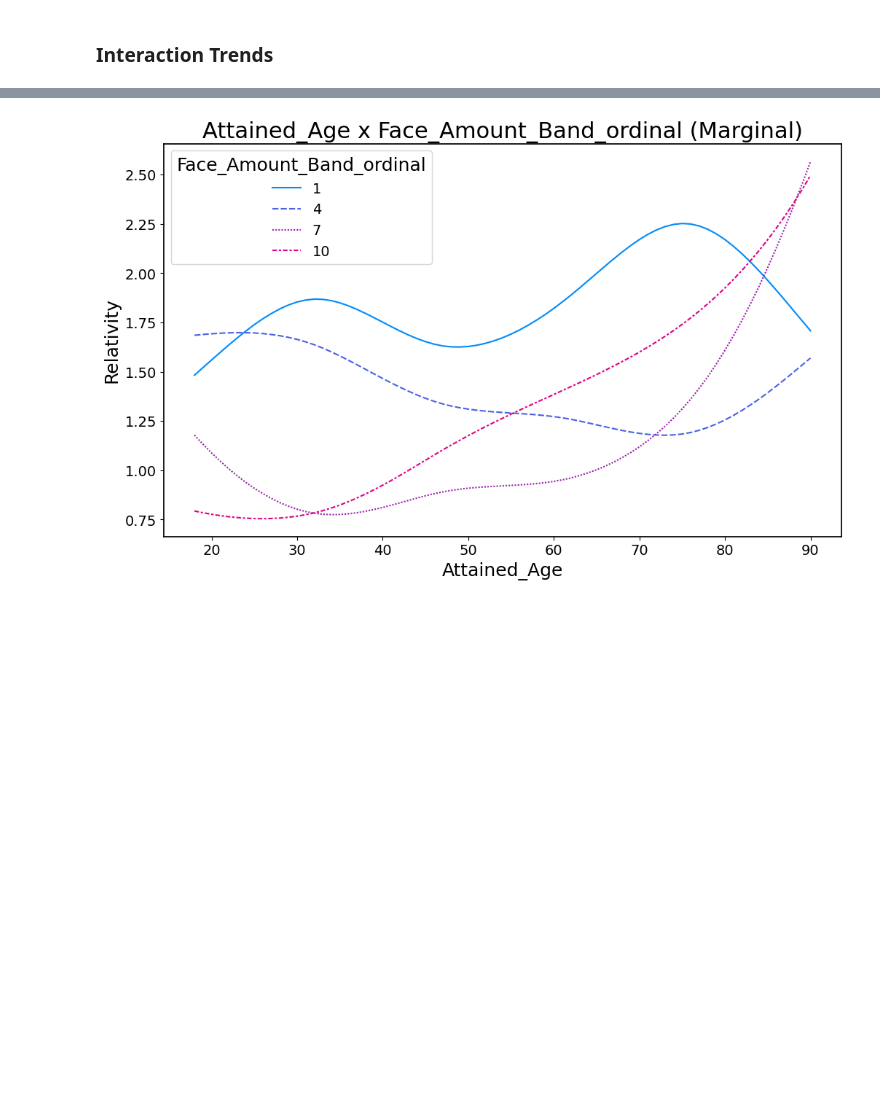
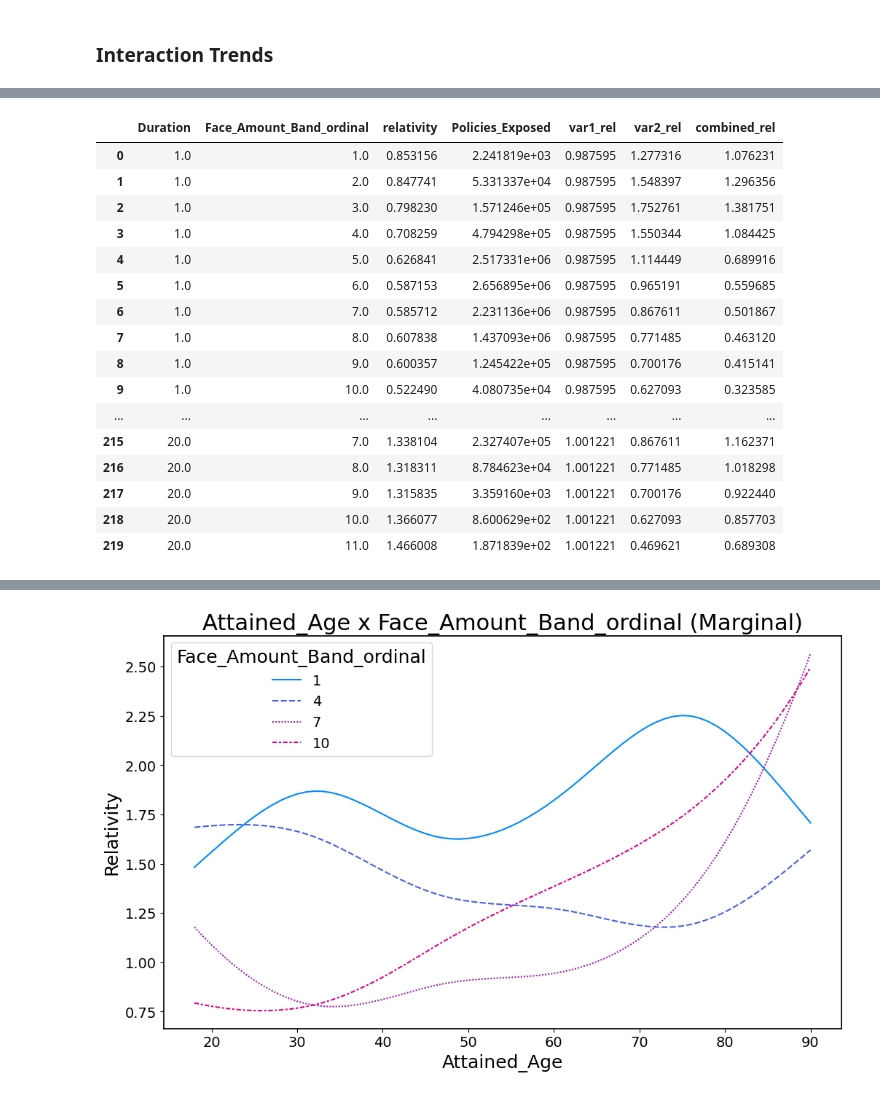
Before and after one commit to ckjackytam/ifoa-ds-health-care-wp, a Jupyter notebook: Python/big-pitch/04 - Final Model with Interaction.ipynb, the cells around one changed output, grey strips where cells are left out. Saved outputs shown, nothing was run; the diff lists cells and outputs as text; code cells hidden in the pictures; blank space fills up the shorter version.

```diff
--- a/Python/big-pitch/04 - Final Model with Interaction.ipynb
+++ b/Python/big-pitch/04 - Final Model with Interaction.ipynb
@@ -1487,0 +1432,48 @@ for k in interaction_df["interaction2"]:
+# %%
+############################################################################
+############################################################################
+
+face_amt_map = {
+    1: 1,
+    2: 1,
+    3: 1,
+    4: 1,
+    5: 2,
+    6: 3,
+    7: 4,
+    8: 5,
+    9: 5,
+    10: 5,
+    11: 5,
+}
+
+agg_to_band_map = {
+    1: "B$elow 100k",
+    2: "$100k to $250k",
+    3: "$250k to $500k",
+    4: "$500k to $1m",
+    5: "$1m+",
+}
+
+############################################################################
+############################################################################
+
+duration_face_amt_table = inter_rel_dict2["Duration x Face_Amount_Band_ordinal"].copy()
+# %% [output]
+|  | Duration | Face_Amount_Band_ordinal | relativity | Policies_Exposed | var1_rel | var2_rel | combined_rel |
+| 0 | 1.0 | 1.0 | 0.853156 | 2.241819e+03 | 0.987595 | 1.277316 | 1.076231 |
+| 1 | 1.0 | 2.0 | 0.847741 | 5.331337e+04 | 0.987595 | 1.548397 | 1.296356 |
+| 2 | 1.0 | 3.0 | 0.798230 | 1.571246e+05 | 0.987595 | 1.752761 | 1.381751 |
+| 3 | 1.0 | 4.0 | 0.708259 | 4.794298e+05 | 0.987595 | 1.550344 | 1.084425 |
+| 4 | 1.0 | 5.0 | 0.626841 | 2.517331e+06 | 0.987595 | 1.114449 | 0.689916 |
+| 5 | 1.0 | 6.0 | 0.587153 | 2.656895e+06 | 0.987595 | 0.965191 | 0.559685 |
+| 6 | 1.0 | 7.0 | 0.585712 | 2.231136e+06 | 0.987595 | 0.867611 | 0.501867 |
+| 7 | 1.0 | 8.0 | 0.607838 | 1.437093e+06 | 0.987595 | 0.771485 | 0.463120 |
+| 8 | 1.0 | 9.0 | 0.600357 | 1.245422e+05 | 0.987595 | 0.700176 | 0.415141 |
+| 9 | 1.0 | 10.0 | 0.522490 | 4.080735e+04 | 0.987595 | 0.627093 | 0.323585 |
+| ... | ... | ... | ... | ... | ... | ... | ... |
+| 215 | 20.0 | 7.0 | 1.338104 | 2.327407e+05 | 1.001221 | 0.867611 | 1.162371 |
+| 216 | 20.0 | 8.0 | 1.318311 | 8.784623e+04 | 1.001221 | 0.771485 | 1.018298 |
+| 217 | 20.0 | 9.0 | 1.315835 | 3.359160e+03 | 1.001221 | 0.700176 | 0.922440 |
+| 218 | 20.0 | 10.0 | 1.366077 | 8.600629e+02 | 1.001221 | 0.627093 | 0.857703 |
+| 219 | 20.0 | 11.0 | 1.466008 | 1.871839e+02 | 1.001221 | 0.469621 | 0.689308 |
```
Also changed, not shown: parts of 9 cells of this notebook, 7 other files.
